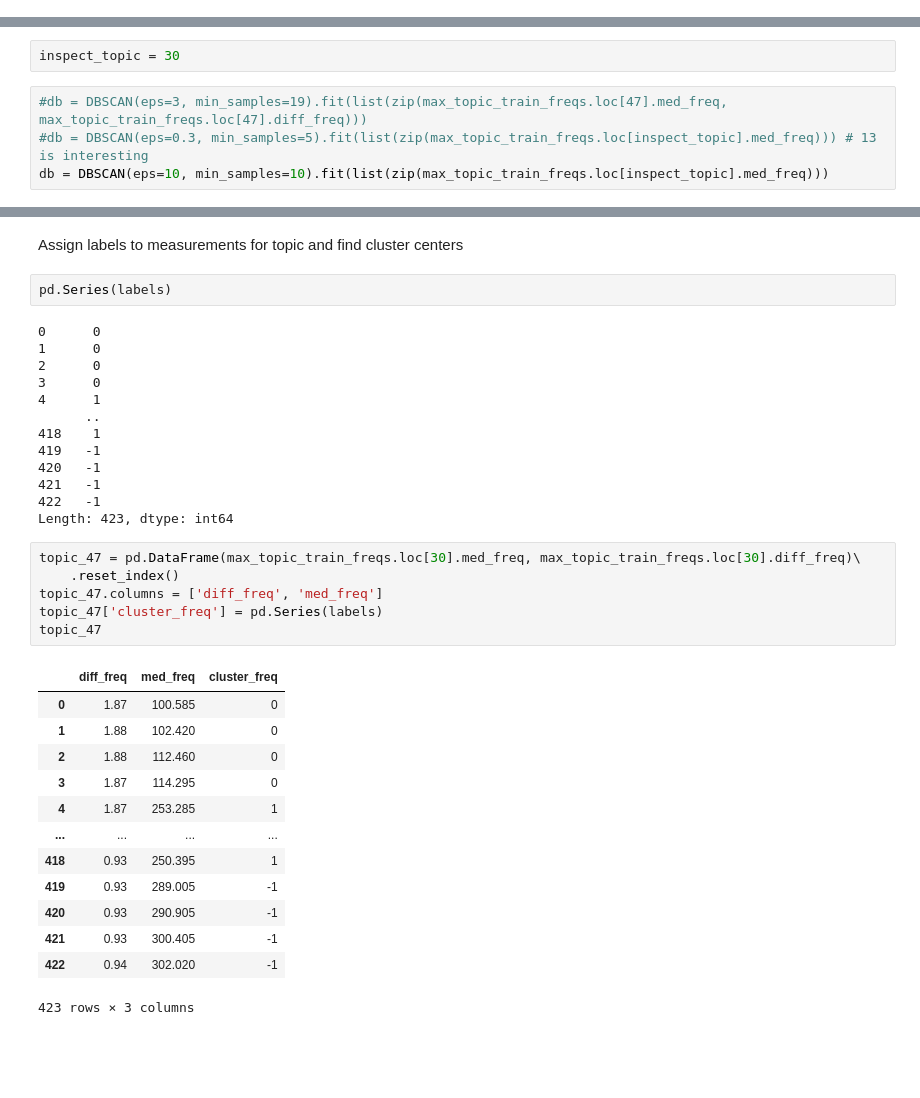
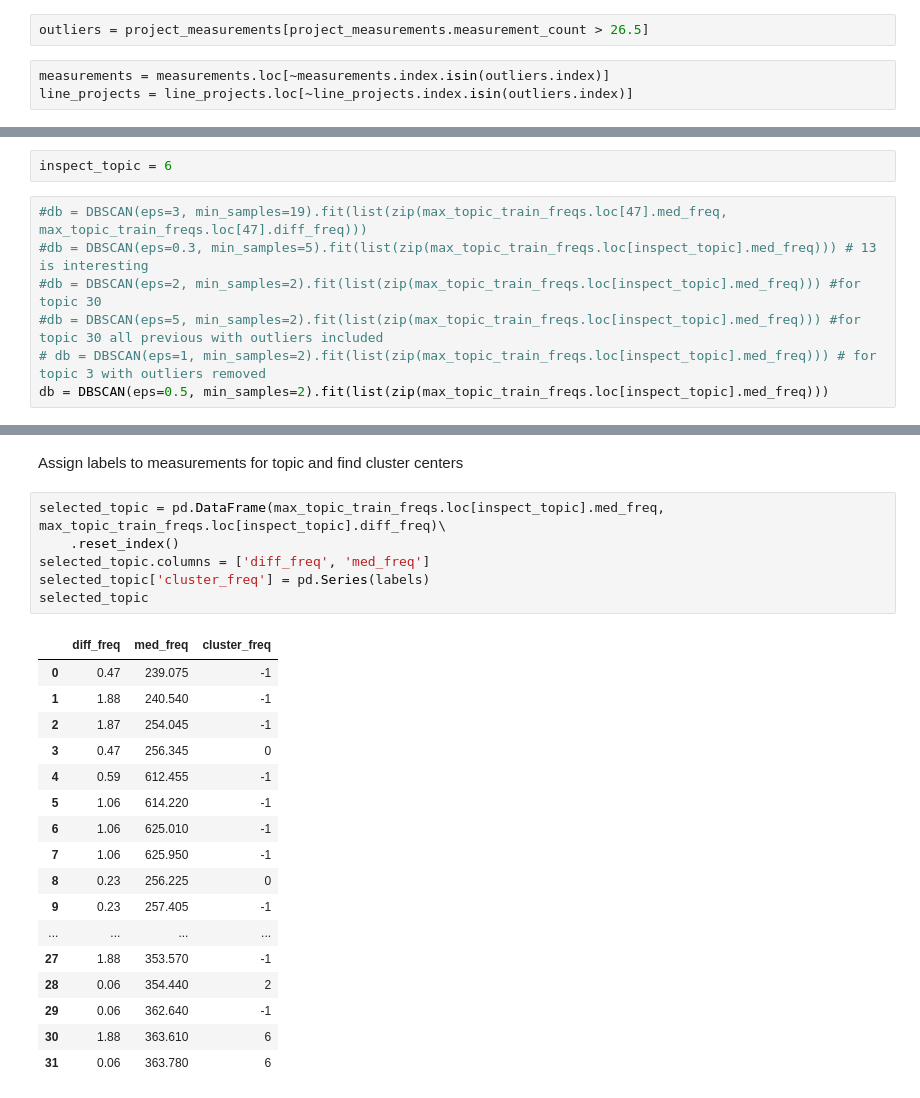
Before and after one commit to rlipps/NRAO_Capstone, a Jupyter notebook: model_notebooks/LDA_Doc_Topic_Similarity.ipynb, the cells around one changed output, grey strips where cells are left out. Saved outputs shown, nothing was run; the diff lists cells and outputs as text; blank space fills up the shorter version.

```diff
--- a/model_notebooks/LDA_Doc_Topic_Similarity.ipynb
+++ b/model_notebooks/LDA_Doc_Topic_Similarity.ipynb
@@ -45,3 +67,8 @@ measurements.head()
+# %%
+outliers = project_measurements[project_measurements.measurement_count > 26.5]
+# %%
+measurements = measurements.loc[~measurements.index.isin(outliers.index)]
+line_projects = line_projects.loc[~line_projects.index.isin(outliers.index)]
 # %% [markdown]
 ## Train-test split
 # %%
@@ -645,9 +624,12 @@ list(zip(max_topic_train_freqs.loc[47].med_freq, max_topic_train_freqs.loc[47].d
 # %%
-inspect_topic = 30
+inspect_topic = 6
 # %%
 #db = DBSCAN(eps=3, min_samples=19).fit(list(zip(max_topic_train_freqs.loc[47].med_freq, max_topic_train_freqs.loc[47].diff_freq)))
 #db = DBSCAN(eps=0.3, min_samples=5).fit(list(zip(max_topic_train_freqs.loc[inspect_topic].med_freq))) # 13 is interesting
-db = DBSCAN(eps=10, min_samples=10).fit(list(zip(max_topic_train_freqs.loc[inspect_topic].med_freq)))
+#db = DBSCAN(eps=2, min_samples=2).fit(list(zip(max_topic_train_freqs.loc[inspect_topic].med_freq))) #for topic 30
+#db = DBSCAN(eps=5, min_samples=2).fit(list(zip(max_topic_train_freqs.loc[inspect_topic].med_freq))) #for topic 30 all previous with outliers included
+# db = DBSCAN(eps=1, min_samples=2).fit(list(zip(max_topic_train_freqs.loc[inspect_topic].med_freq))) # for topic 3 with outliers removed
+db = DBSCAN(eps=0.5, min_samples=2).fit(list(zip(max_topic_train_freqs.loc[inspect_topic].med_freq)))
 # %%
 labels = db.labels_
 
@@ -728,38 +731,27 @@ train_measurements.query('max_topic == 30')\
 # %% [markdown]
 Assign labels to measurements for topic and find cluster centers
-# %%
-pd.Series(labels)
-# %% [output]
-0      0
-1      0
-2      0
-3      0
-4      1
-      ..
-418    1
-419   -1
-420   -1
-421   -1
-422   -1
-Length: 423, dtype: int64
 # %%
-topic_47 = pd.DataFrame(max_topic_train_freqs.loc[30].med_freq, max_topic_train_freqs.loc[30].diff_freq)\
+selected_topic = pd.DataFrame(max_topic_train_freqs.loc[inspect_topic].med_freq, max_topic_train_freqs.loc[inspect_topic].diff_freq)\
     .reset_index()
-topic_47.columns = ['diff_freq', 'med_freq']
-topic_47['cluster_freq'] = pd.Series(labels)
-topic_47
+selected_topic.columns = ['diff_freq', 'med_freq']
+selected_topic['cluster_freq'] = pd.Series(labels)
+selected_topic
 # %% [output]
 |  | diff_freq | med_freq | cluster_freq |
-| 0 | 1.87 | 100.585 | 0 |
-| 1 | 1.88 | 102.420 | 0 |
-| 2 | 1.88 | 112.460 | 0 |
-| 3 | 1.87 | 114.295 | 0 |
-| 4 | 1.87 | 253.285 | 1 |
+| 0 | 0.47 | 239.075 | -1 |
+| 1 | 1.88 | 240.540 | -1 |
+| 2 | 1.87 | 254.045 | -1 |
+| 3 | 0.47 | 256.345 | 0 |
+| 4 | 0.59 | 612.455 | -1 |
+| 5 | 1.06 | 614.220 | -1 |
+| 6 | 1.06 | 625.010 | -1 |
+| 7 | 1.06 | 625.950 | -1 |
+| 8 | 0.23 | 256.225 | 0 |
+| 9 | 0.23 | 257.405 | -1 |
 | ... | ... | ... | ... |
-| 418 | 0.93 | 250.395 | 1 |
-| 419 | 0.93 | 289.005 | -1 |
-| 420 | 0.93 | 290.905 | -1 |
-| 421 | 0.93 | 300.405 | -1 |
-| 422 | 0.94 | 302.020 | -1 |
+| 27 | 1.88 | 353.570 | -1 |
+| 28 | 0.06 | 354.440 | 2 |
+| 29 | 0.06 | 362.640 | -1 |
+| 30 | 1.88 | 363.610 | 6 |
+| 31 | 0.06 | 363.780 | 6 |
-423 rows × 3 columns
 # %%
```
Also changed, not shown: parts of 50 cells of this notebook.
